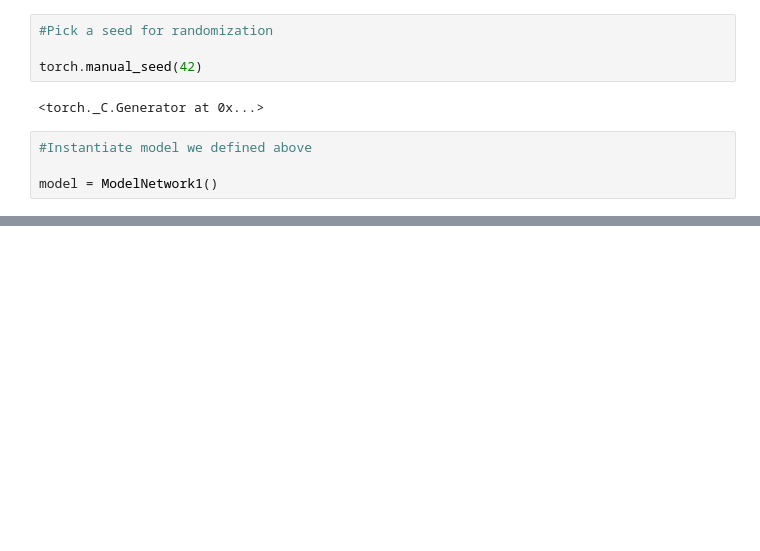
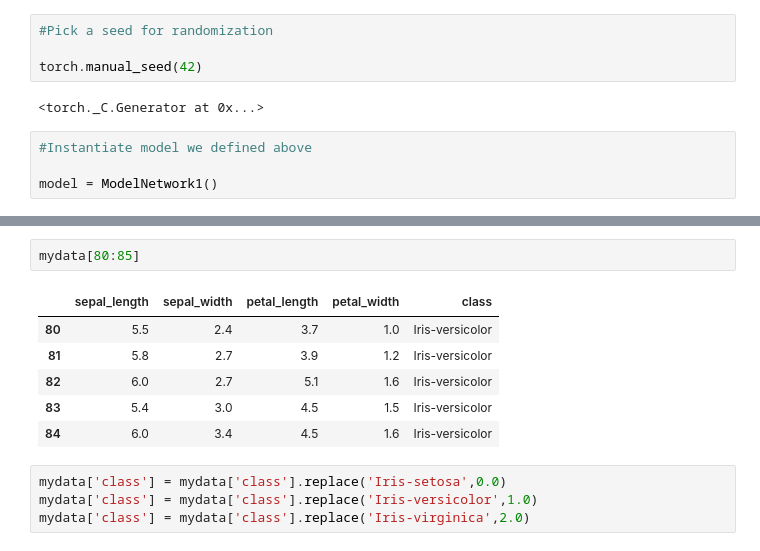
Before and after one commit to matteol1/Data-Science-ML-DL-, a Jupyter notebook: Sample_Neural_Network.ipynb, the cells around one changed output, grey strips where cells are left out. Cells and saved outputs as stored; diff of their text form; blank space fills up the shorter version.

```diff
--- a/Sample_Neural_Network.ipynb
+++ b/Sample_Neural_Network.ipynb
@@ -38,0 +65,13 @@ model = ModelNetwork1()
+# %%
+mydata[80:85]
+# %% [output]
+|  | sepal_length | sepal_width | petal_length | petal_width | class |
+| 80 | 5.5 | 2.4 | 3.7 | 1.0 | Iris-versicolor |
+| 81 | 5.8 | 2.7 | 3.9 | 1.2 | Iris-versicolor |
+| 82 | 6.0 | 2.7 | 5.1 | 1.6 | Iris-versicolor |
+| 83 | 5.4 | 3.0 | 4.5 | 1.5 | Iris-versicolor |
+| 84 | 6.0 | 3.4 | 4.5 | 1.6 | Iris-versicolor |
+# %%
+mydata['class'] = mydata['class'].replace('Iris-setosa',0.0)
+mydata['class'] = mydata['class'].replace('Iris-versicolor',1.0)
+mydata['class'] = mydata['class'].replace('Iris-virginica',2.0)
```
Also changed, not shown: parts of 19 cells of this notebook.
